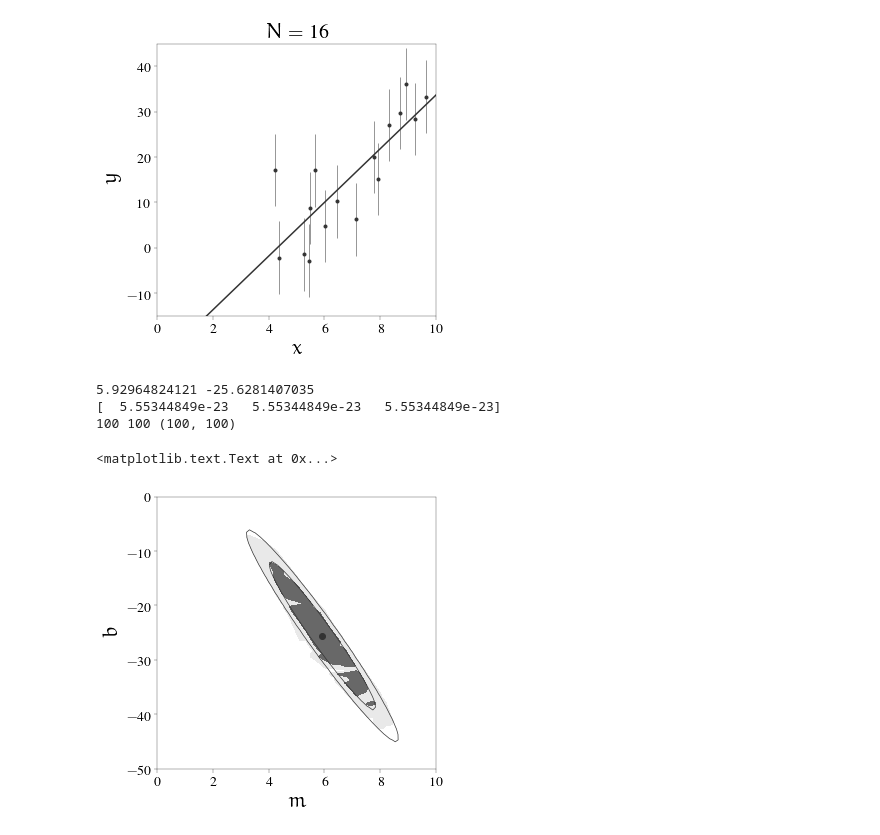
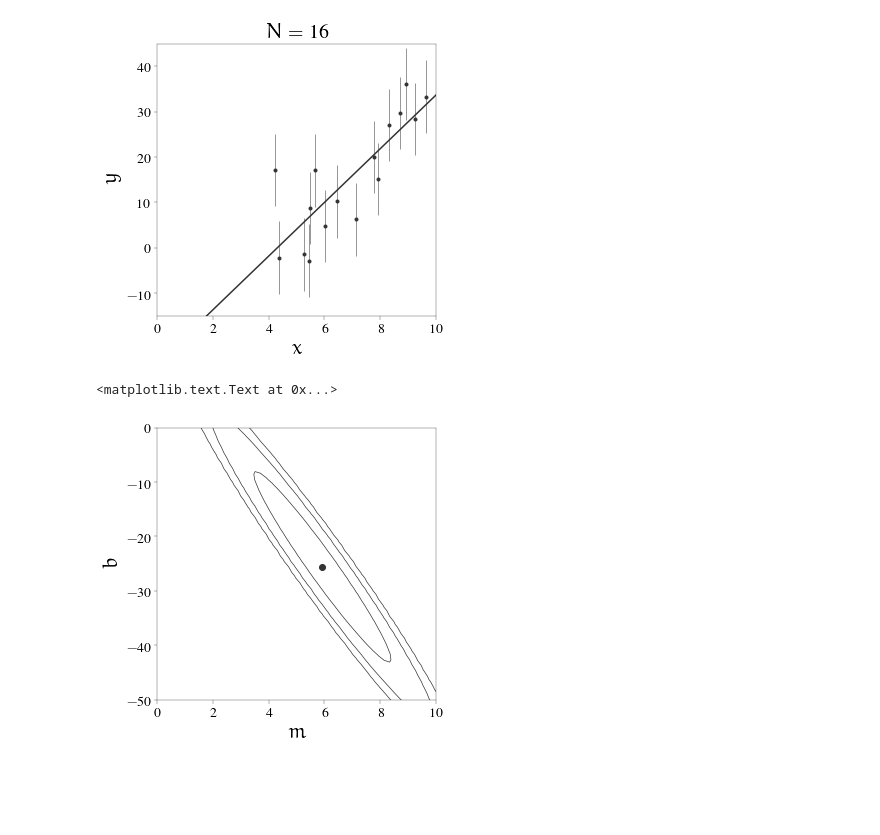
Before and after one commit to ajmejia/1st-phd-seminar, a Jupyter notebook: examples.ipynb, the cells around one changed output. Saved outputs shown, nothing was run; the diff lists cells and outputs as text; code cells hidden in the pictures; blank space fills up the shorter version.

```diff
--- a/examples.ipynb
+++ b/examples.ipynb
@@ -72,9 +68,9 @@ def integrate_vol(support, PDF, axis=None, mask=None):
 def norm_to_max(PDF, return_min_max=False):
     PDF_ = copy(PDF)
     if any(PDF!=PDF[0]):
-        min_ = PDF_[~isnan(PDF_)].min()
+        min_ = PDF_.min()
         PDF_ -= min_
-    max_ = PDF_[~isnan(PDF_)].max()
+    max_ = PDF_.max()
     PDF_ /= max_
     if return_min_max: return PDF_, min_, max_
     else: return PDF_
@@ -86,14 +82,13 @@ def norm_to_vol(support, PDF, return_vol=False):
     if return_vol: return PDF_, volume
     else: return PDF_
 # definir calculo del nivel ~ percentile
-def percentile_to_level(X, Y, PDF, percentile, tol=0.001, max_iter=1000):
+def percentile_to_level(X, Y, PDF, percentile, tol=1e-4, max_iter=1000):
     PDF_ = copy(PDF)
     PDF_, Z_min, Z_max = norm_to_max(PDF_, return_min_max=True)
     if percentile==100.0: return Z_min
     if percentile==0.0: return Z_max
-    PDF_[isnan(PDF_)] = 0.0
 
-    volume = integrate_vol([X,Y], PDF)
+    volume = integrate_vol([X,Y], PDF_)
     step = -0.1
     delta = 999.9
     levels = [1.0]
@@ -116,11 +111,13 @@ def percentile_to_level(X, Y, PDF, percentile, tol=0.001, max_iter=1000):
 # definir función para muestrear distribuciones arbitrarias
 def rejection_sampling(support, PDF, n_samples=100, return_grid=False, grid_steps=None):
     X, Y = support
-    Z = norm_to_max(copy(PDF))
+    Z, Z_min, Z_max = norm_to_max(copy(PDF), return_min_max=True)
 
     Z_prop = random.rand(*Z.shape)
     mask = Z_prop<=Z
     x, y, z = X[mask].ravel(), Y[mask].ravel(), Z[mask].ravel()
+    z *= Z_max
+    z += Z_min
     if n_samples<mask.sum():
         idx = random.choice(arange(mask.sum(), dtype=np.int), size=n_samples, replace=False)
         x, y, z = x[idx], y[idx], z[idx]
@@ -254,36 +251,28 @@ if any(mask_names): fig_pdf.savefig("img/pdf-linear-{}".format(join(names[mask_n
 # %%
 show_mle = True
 show_likelihood = True
 show_cond_b = False
 show_cond_m = False
 mask_names = array([show_mle, show_likelihood, show_cond_m, show_cond_b])
 names = array(["mle", "likelihood", "condm", "condb"])
 
 fig_par, ax = subplots(1, 1)
 likelihood = lik_i(XX_obs, YY_obs, sigma, [MM_obs,BB_obs]).prod(axis=0)
 mle_m, mle_b = unravel_index(argmax(likelihood), likelihood.shape)
-print M[mle_m], B[mle_b]
 levels = array([percentile_to_level(MM_obs[0],BB_obs[0],likelihood,per) for per in percentiles])
-print levels
 if show_likelihood:
-    m_sam, b_sam, mi, bi, zi = rejection_sampling((MM_obs[0],BB_obs[0]), likelihood, return_grid=True)
-    print mi.size, bi.size, zi.shape
-    ax.contourf(mi, bi, zi, [0.25,0.5,1.0], cmap=cm.Greys)
-    ax.contour(MM_obs[0], BB_obs[0], norm_to_max(likelihood), [0.25,0.5,1.0], colors="0.2", linewidths=0.7)
+    ax.contour(MM_obs[0], BB_obs[0], likelihood, levels, colors="0.2", linewidths=0.7)
 ax.plot(M[mle_m], B[mle_b], "o", mfc="0.2", mec="0.2", visible=show_mle)
 ax.axvline(M[mle_m], ls="--", lw=0.7, color="0.2", visible=show_cond_b)
 ax.axhline(B[mle_b], ls="--", lw=0.7, color="0.2", visible=show_cond_m)
 ax.set_xlim(0.0, 10.0)
 ax.set_ylim(-50.0, 0.0)
 ax.set_xlabel(r"$m$")
 ax.set_ylabel(r"$b$")
-# fig_par.savefig("img/pars-{}".format(join(names[mask_names], "-") if any(mask_names) else "blank"))
+fig_par.savefig("img/pars-{}".format(join(names[mask_names], "-") if any(mask_names) else "blank"))
 # %% [output]
-5.92964824121 -25.6281407035
-[  5.55344849e-23   5.55344849e-23   5.55344849e-23]
-100 100 (100, 100)
+<matplotlib.text.Text at 0x...>
-<matplotlib.text.Text at 0x...>
-[figure, old version]
+[figure, new version]
 # %%
 # PARA MLE
 # en cada iteración:
```
Also changed, not shown: parts of 1 cell of this notebook.
